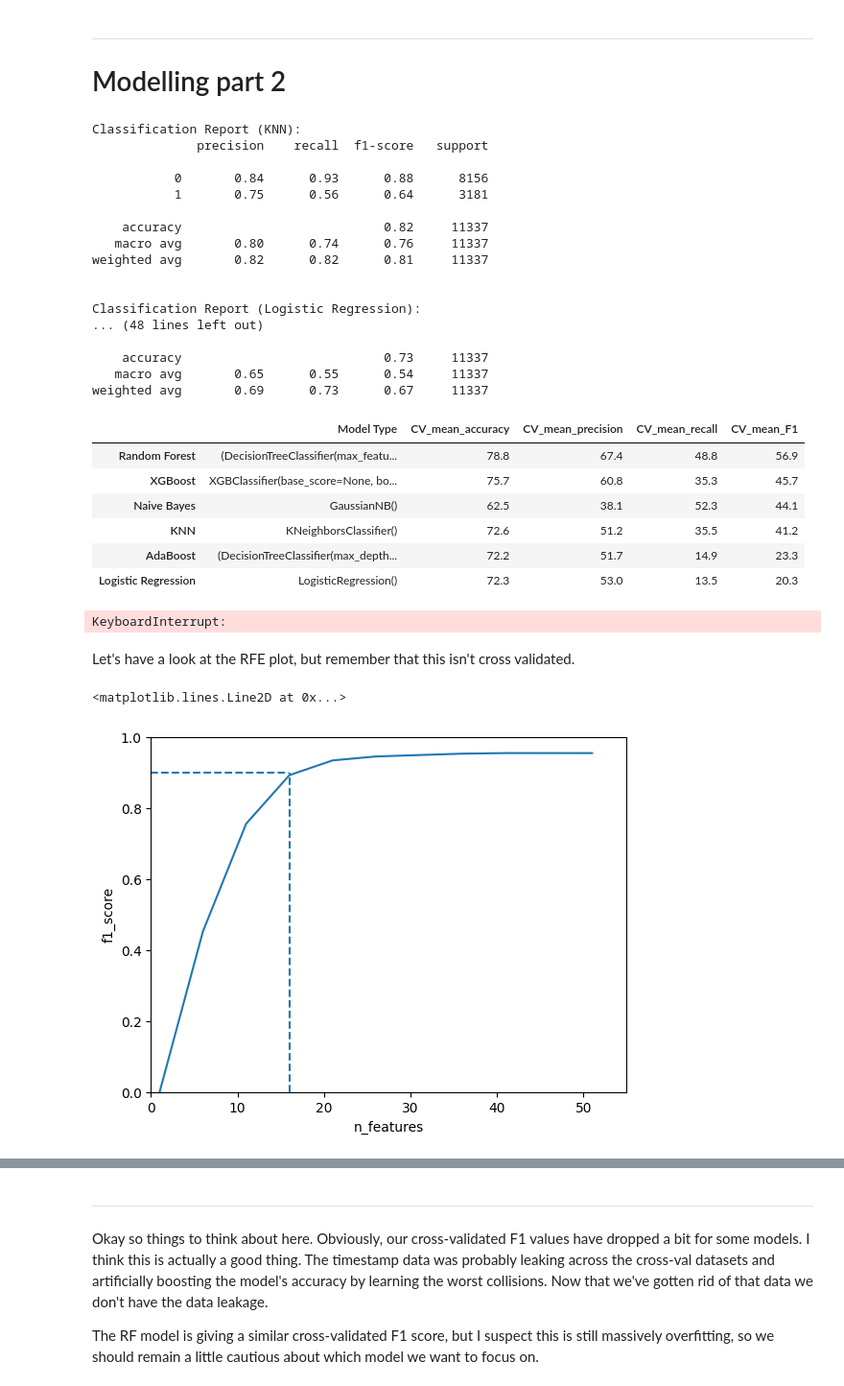
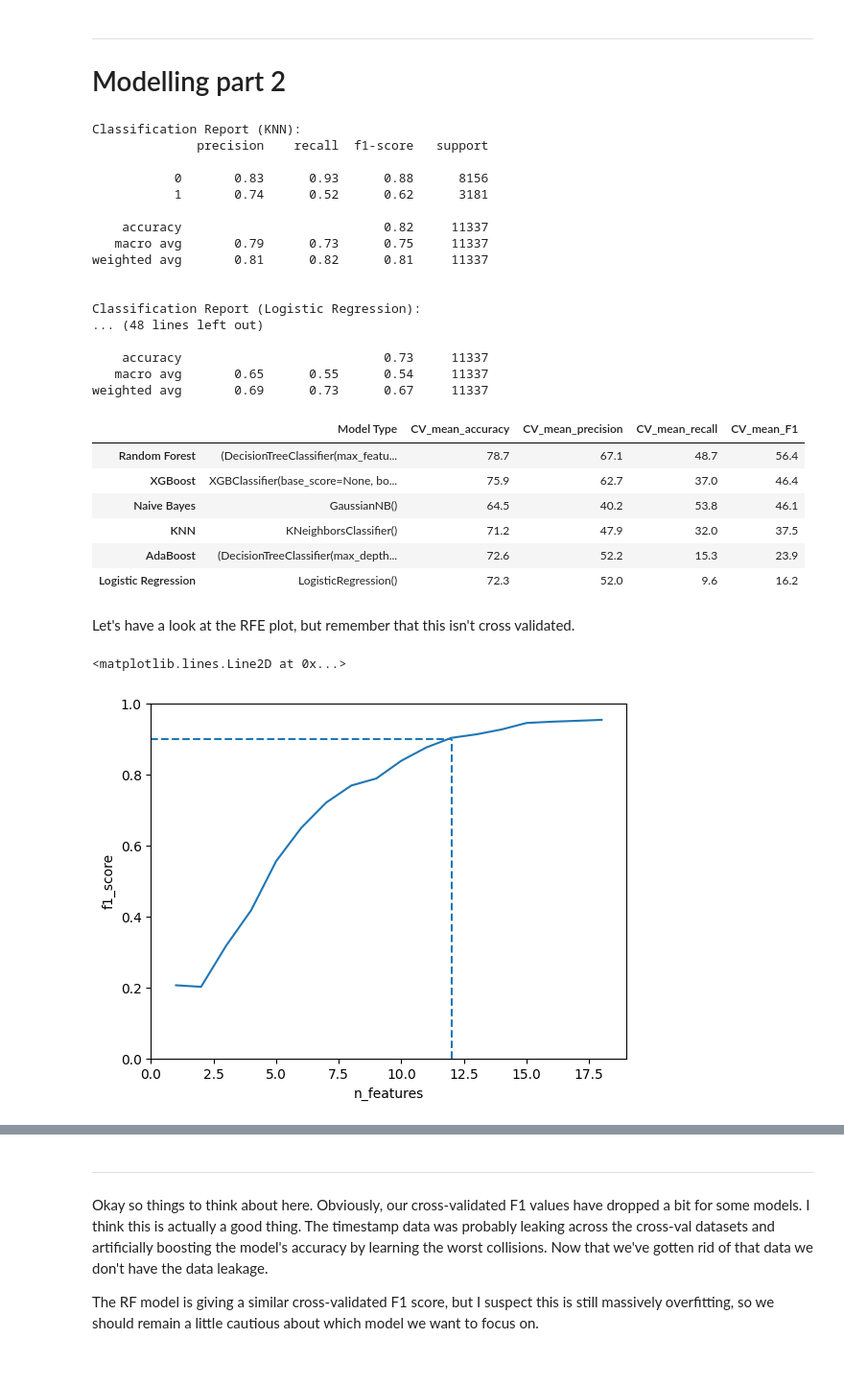
Before and after one commit to EJCassella/STATS19_severity_prediction, a Jupyter notebook: 09 - Modelling Episode II.ipynb, the cells around one changed output, grey strips where cells are left out. Shown at 96% size. Saved outputs shown, nothing was run; the diff lists cells and outputs as text; code cells hidden in the pictures.

```diff
--- a/09 - Modelling Episode II.ipynb
+++ b/09 - Modelling Episode II.ipynb
@@ -66,3 +56,0 @@ for data in [train, test]:
-# %%
-train = pd.get_dummies(train, columns=nominal_feats)
-test = pd.get_dummies(test, columns=nominal_feats)
@@ -118,12 +112,12 @@ for key, values in models.items():
 Classification Report (KNN):
               precision    recall  f1-score   support
 
-           0       0.84      0.93      0.88      8156
-           1       0.75      0.56      0.64      3181
+           0       0.83      0.93      0.88      8156
+           1       0.74      0.52      0.62      3181
 
     accuracy                           0.82     11337
-   macro avg       0.80      0.74      0.76     11337
-weighted avg       0.82      0.82      0.81     11337
+   macro avg       0.79      0.73      0.75     11337
+weighted avg       0.81      0.82      0.81     11337
 
 
 Classification Report (Logistic Regression):
@@ -141,39 +135,37 @@ results = pd.DataFrame.from_dict(model_metric_dict).T.round(2)
 results.sort_values(by='CV_mean_F1', ascending=False)
 # %% [output]
 |  | Model Type | CV_mean_accuracy | CV_mean_precision | CV_mean_recall | CV_mean_F1 |
-| Random Forest | (DecisionTreeClassifier(max_featu... | 78.8 | 67.4 | 48.8 | 56.9 |
-| XGBoost | XGBClassifier(base_score=None, bo... | 75.7 | 60.8 | 35.3 | 45.7 |
-| Naive Bayes | GaussianNB() | 62.5 | 38.1 | 52.3 | 44.1 |
-| KNN | KNeighborsClassifier() | 72.6 | 51.2 | 35.5 | 41.2 |
-| AdaBoost | (DecisionTreeClassifier(max_depth... | 72.2 | 51.7 | 14.9 | 23.3 |
-| Logistic Regression | LogisticRegression() | 72.3 | 53.0 | 13.5 | 20.3 |
+| Random Forest | (DecisionTreeClassifier(max_featu... | 78.7 | 67.1 | 48.7 | 56.4 |
+| XGBoost | XGBClassifier(base_score=None, bo... | 75.9 | 62.7 | 37.0 | 46.4 |
+| Naive Bayes | GaussianNB() | 64.5 | 40.2 | 53.8 | 46.1 |
+| KNN | KNeighborsClassifier() | 71.2 | 47.9 | 32.0 | 37.5 |
+| AdaBoost | (DecisionTreeClassifier(max_depth... | 72.6 | 52.2 | 15.3 | 23.9 |
+| Logistic Regression | LogisticRegression() | 72.3 | 52.0 | 9.6 | 16.2 |
 # %%
 from sklearn.feature_selection import RFE
 
 f1_scores = []
 
 model_selected = RandomForestClassifier(random_state=42)
-for n_feats in np.arange(1, X_train.shape[1], 5):
+for n_feats in np.arange(1, X_train.shape[1], 1):
   rfe = RFE(estimator=model_selected, n_features_to_select=n_feats)
   rfe.fit(X_train, y_train)
   model_selected.fit(X_train.loc[:, rfe.support_], y_train)
   y_pred_selected = model_selected.predict(X_train.loc[:, rfe.support_])
   f1_selected = f1_score(y_train, y_pred_selected)
   f1_scores.append(f1_selected)
-# %% [output]
-KeyboardInterrupt:
 # %% [markdown]
 Let's have a look at the RFE plot, but remember that this isn't cross validated.
 # %%
-x = np.arange(1, X_train.shape[1], 5)
+x = np.arange(1, X_train.shape[1], 1)
 plt.plot(x, f1_scores)
 plt.ylim(0, 1)
 plt.xlim(0, X_train.shape[1])
 plt.xlabel('n_features')
 plt.ylabel('f1_score')
-plt.axhline(0.9, xmax=0.29, linestyle='--')
-plt.axvline(16, ymax=0.9, linestyle='--')
+plt.axhline(0.9, xmax=0.63, linestyle='--')
+plt.axvline(12, ymax=0.9, linestyle='--')
 # %% [output]
 <matplotlib.lines.Line2D at 0x...>
-[figure, old version]
+[figure, new version]
 # %%
```
Also changed, not shown: parts of 9 cells of this notebook, 4 other files.
